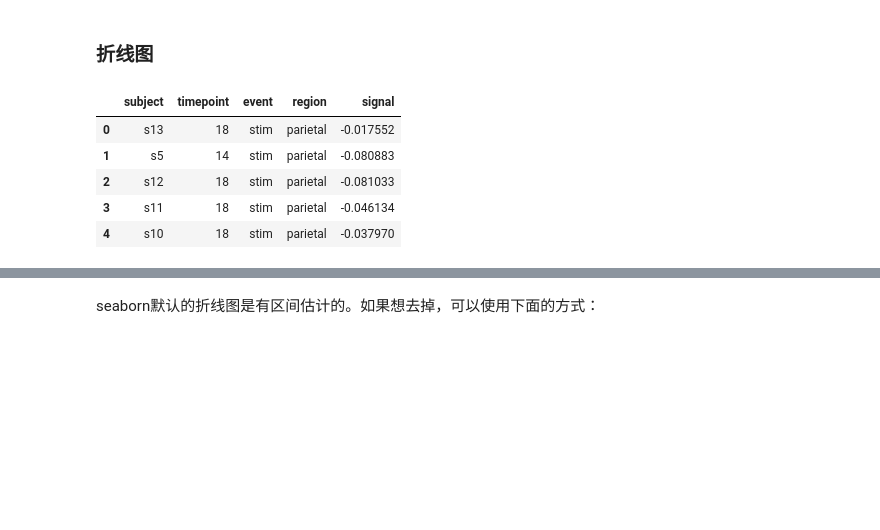
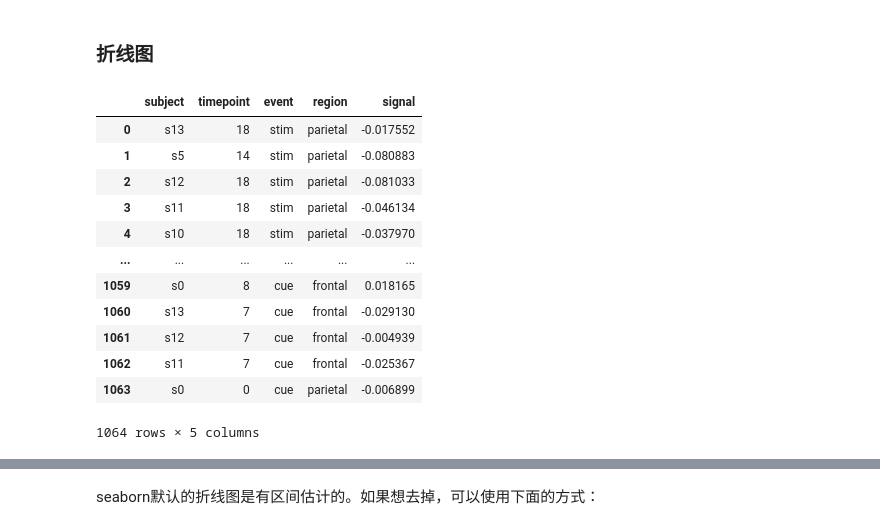
Before and after one commit to iHeadWater/hydrus, a Jupyter notebook: 3-basic-pyviz/seaborn/seaborn.ipynb, the cells around one changed output, grey strips where cells are left out. Saved outputs shown, nothing was run; the diff lists cells and outputs as text; code cells hidden in the pictures; blank space fills up the shorter version.

```diff
--- a/3-basic-pyviz/seaborn/seaborn.ipynb
+++ b/3-basic-pyviz/seaborn/seaborn.ipynb
@@ -558,15 +1022,22 @@ sns.distplot(x, hist_kws=kwargs, kde_kws=kwargs)
 # %%
 import seaborn as sns; sns.set()
 import matplotlib.pyplot as plt
 fmri = sns.load_dataset("fmri")
-fmri.head()
+fmri
 # %% [output]
 |  | subject | timepoint | event | region | signal |
 | 0 | s13 | 18 | stim | parietal | -0.017552 |
 | 1 | s5 | 14 | stim | parietal | -0.080883 |
 | 2 | s12 | 18 | stim | parietal | -0.081033 |
 | 3 | s11 | 18 | stim | parietal | -0.046134 |
 | 4 | s10 | 18 | stim | parietal | -0.037970 |
+| ... | ... | ... | ... | ... | ... |
+| 1059 | s0 | 8 | cue | frontal | 0.018165 |
+| 1060 | s13 | 7 | cue | frontal | -0.029130 |
+| 1061 | s12 | 7 | cue | frontal | -0.004939 |
+| 1062 | s11 | 7 | cue | frontal | -0.025367 |
+| 1063 | s0 | 0 | cue | parietal | -0.006899 |
+1064 rows × 5 columns
 # %%
 ax = sns.lineplot(x="timepoint", y="signal", data=fmri)
 # %% [output]
```
Also changed, not shown: parts of 81 cells of this notebook, 12 other files.
